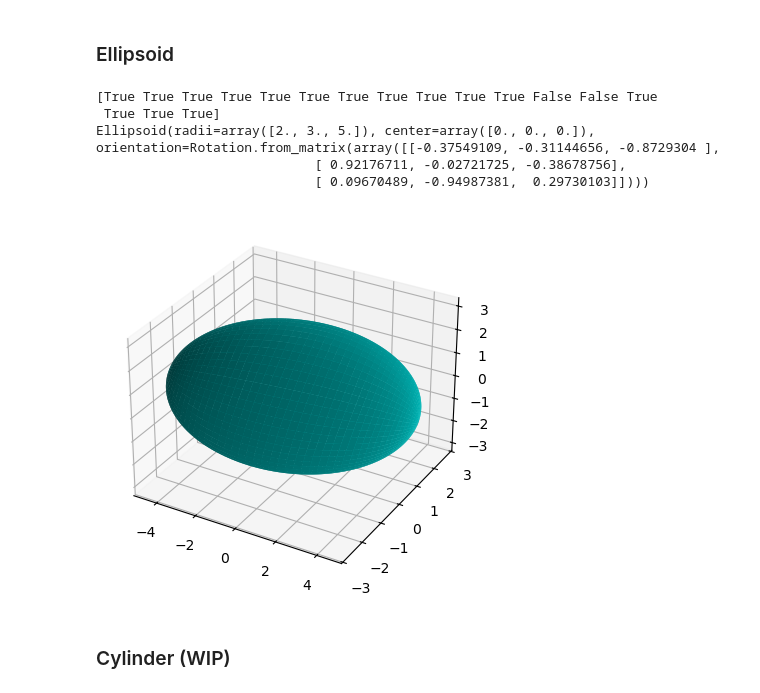
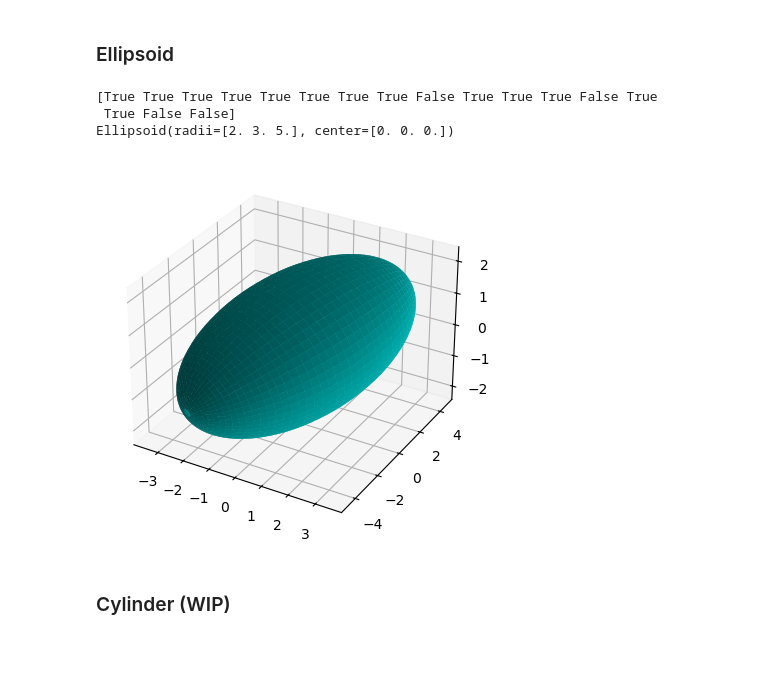
Before and after one commit to StephMcCallum/mupt-examples, a Jupyter notebook: mupt-shapes-demo.ipynb, the cells around one changed output. Saved outputs shown, nothing was run; the diff lists cells and outputs as text; code cells hidden in the pictures; blank space fills up the shorter version.

```diff
--- a/mupt-shapes-demo.ipynb
+++ b/mupt-shapes-demo.ipynb
@@ -55,26 +55,22 @@ PointCloud(shape=(17, 3))
 # %%
 import matplotlib.pyplot as plt
 from mupt.geometry.shapes import Ellipsoid
 
 
-ellipsoid = Ellipsoid.from_axis_lengths_and_transform(
-    2, 3, 5,
-    transform=random_isometry(centered=True),
-)
+ellipsoid = Ellipsoid.from_components(2, 3, 5)
+ellipsoid.rigidly_transform(random_isometry(centered=True))
 print(ellipsoid.contains(points))
 
 fig = plt.figure()
 ax = fig.add_subplot(projection='3d')
 _ = ax.plot_surface(*ellipsoid.surface_mesh(100, 100).T, color='c')
 
 print(ellipsoid)
 # %% [output]
-[True True True True True True True True True True True False False True
- True True True]
-Ellipsoid(radii=array([2., 3., 5.]), center=array([0., 0., 0.]), orientation=Rotation.from_matrix(array([[-0.37549109, -0.31144656, -0.8729304 ],
-                            [ 0.92176711, -0.02721725, -0.38678756],
-                            [ 0.09670489, -0.94987381,  0.29730103]])))
+[True True True True True True True True False True True True False True
+ True False False]
+Ellipsoid(radii=[2. 3. 5.], center=[0. 0. 0.])
-[figure, old version]
+[figure, new version]
 # %% [markdown]
 ### Cylinder (WIP)
 # %%
```
Also changed, not shown: parts of 2 cells of this notebook, 2 other files.
